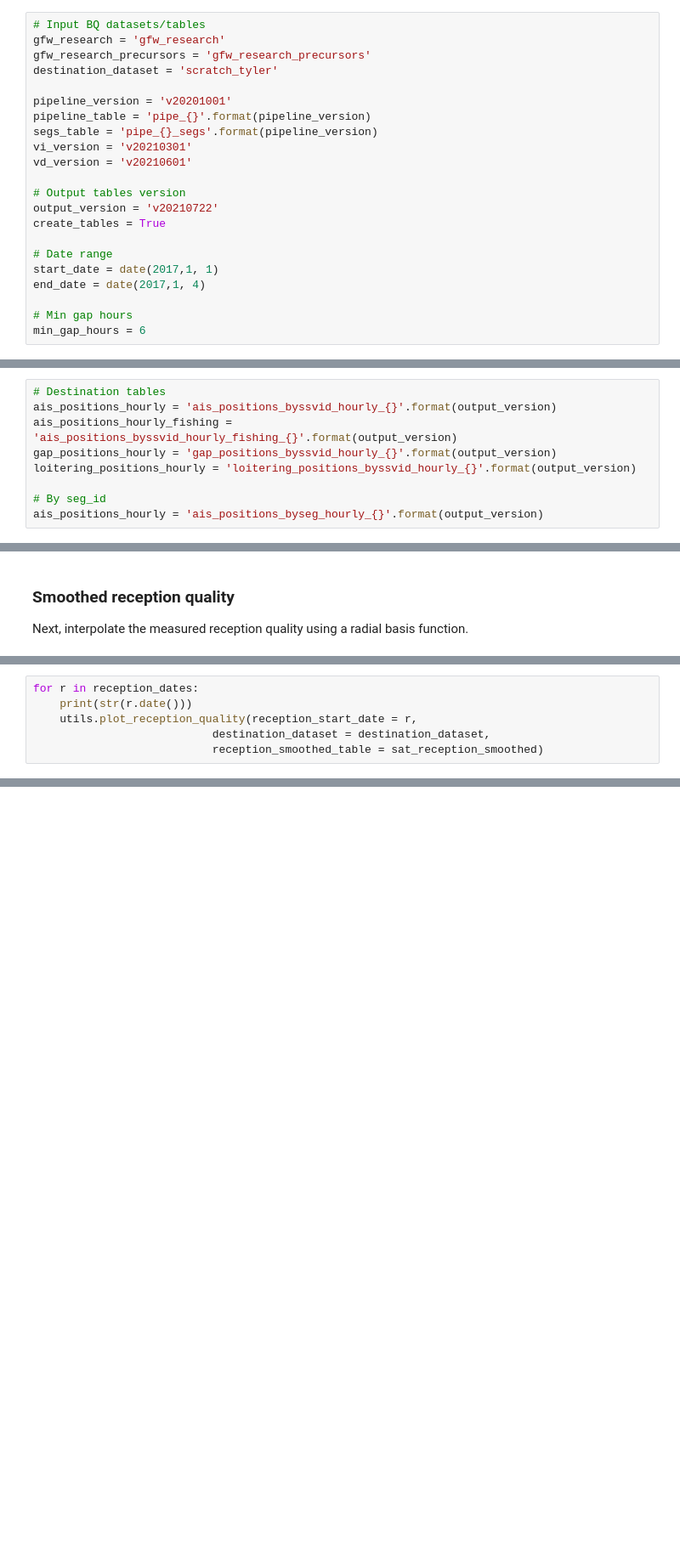
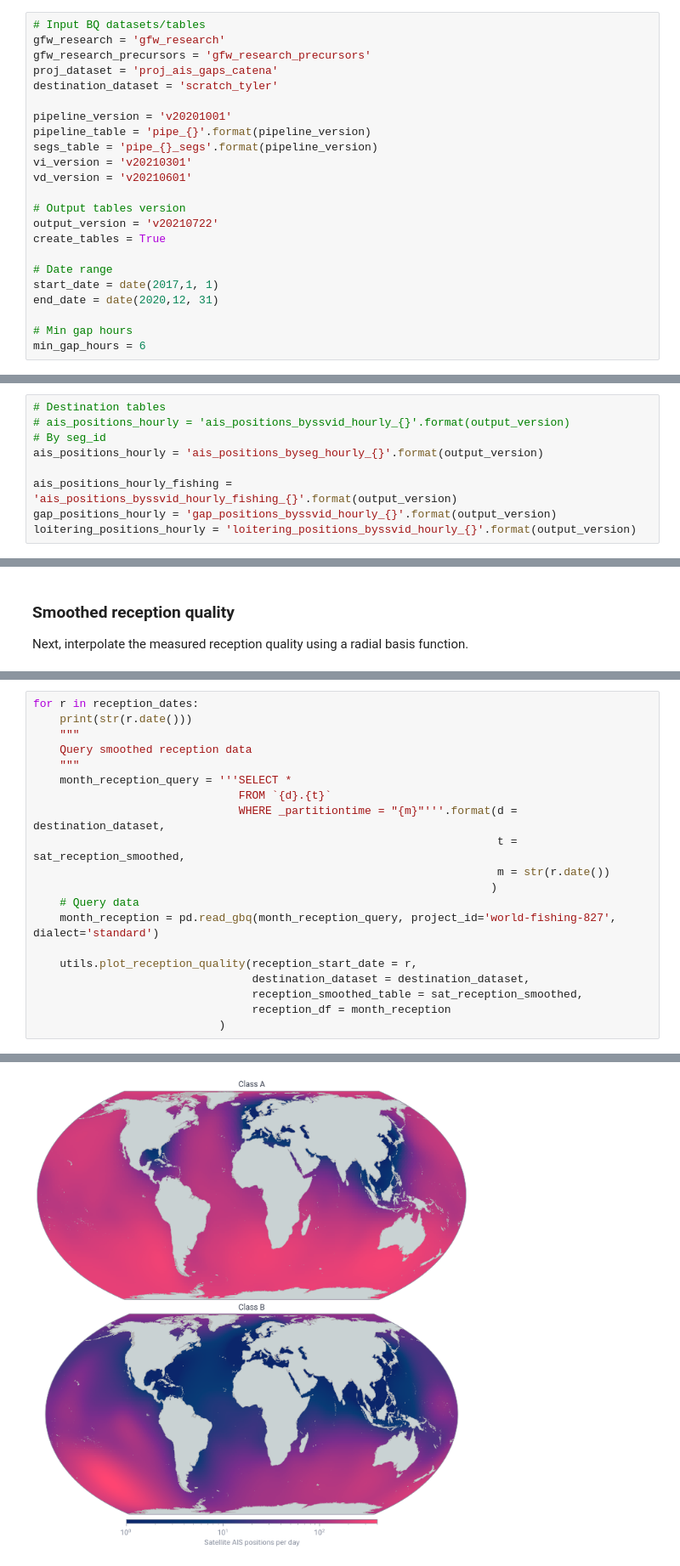
Before and after one commit to GlobalFishingWatch/AIS-disabling-high-seas, a Jupyter notebook: data_production/run_gaps.ipynb, the cells around one changed output, grey strips where cells are left out. Shown at 85% size. Saved outputs shown, nothing was run; the diff lists cells and outputs as text; blank space fills up the shorter version.

Commit message:
finished update of gaps, loitering, reception quality and fishing

```diff
--- a/data_production/run_gaps.ipynb
+++ b/data_production/run_gaps.ipynb
@@ -42,6 +45,7 @@ client = bigquery.Client()
 # Input BQ datasets/tables
 gfw_research = 'gfw_research'
 gfw_research_precursors = 'gfw_research_precursors'
+proj_dataset = 'proj_ais_gaps_catena'
 destination_dataset = 'scratch_tyler'
 
 pipeline_version = 'v20201001'
@@ -56,7 +60,7 @@ create_tables = True
 
 # Date range
 start_date = date(2017,1, 1)
-end_date = date(2017,1, 4)
+end_date = date(2020,12, 31)
 
 # Min gap hours
 min_gap_hours = 6
@@ -236,13 +267,13 @@ The next step is to generate tables of interpolated vessel positions. These tabl
 First create empty date partitioned tables to store interpolated positions.
 # %%
 # Destination tables
-ais_positions_hourly = 'ais_positions_byssvid_hourly_{}'.format(output_version)
+# ais_positions_hourly = 'ais_positions_byssvid_hourly_{}'.format(output_version)
+# By seg_id
+ais_positions_hourly = 'ais_positions_byseg_hourly_{}'.format(output_version)
+
 ais_positions_hourly_fishing = 'ais_positions_byssvid_hourly_fishing_{}'.format(output_version)
 gap_positions_hourly = 'gap_positions_byssvid_hourly_{}'.format(output_version)
 loitering_positions_hourly = 'loitering_positions_byssvid_hourly_{}'.format(output_version)
-
-# By seg_id
-ais_positions_hourly = 'ais_positions_byseg_hourly_{}'.format(output_version)
 # %%
 if create_tables:
     # all positions hourly
@@ -352,7 +395,21 @@ Loaded 129600 rows for 2017-01-01 00:00:00 into sat_reception_smoothed_one_degre
 # %%
 for r in reception_dates:
     print(str(r.date()))
+    """
+    Query smoothed reception data
+    """
+    month_reception_query = '''SELECT *
+                               FROM `{d}.{t}`
+                               WHERE _partitiontime = "{m}"'''.format(d = destination_dataset,
+                                                                      t = sat_reception_smoothed,
+                                                                      m = str(r.date())
+                                                                     )
+    # Query data
+    month_reception = pd.read_gbq(month_reception_query, project_id='world-fishing-827', dialect='standard')
+
     utils.plot_reception_quality(reception_start_date = r,
-                           destination_dataset = destination_dataset,
-                           reception_smoothed_table = sat_reception_smoothed)
+                                 destination_dataset = destination_dataset,
+                                 reception_smoothed_table = sat_reception_smoothed,
+                                 reception_df = month_reception
+                            )
 # %% [output]
@@ -360,0 +422 @@ AttributeError: module 'utils' has no attribute 'plot_reception_quality'
+[figure, added]
```
Also changed, not shown: parts of 22 cells of this notebook, 6 other files.
